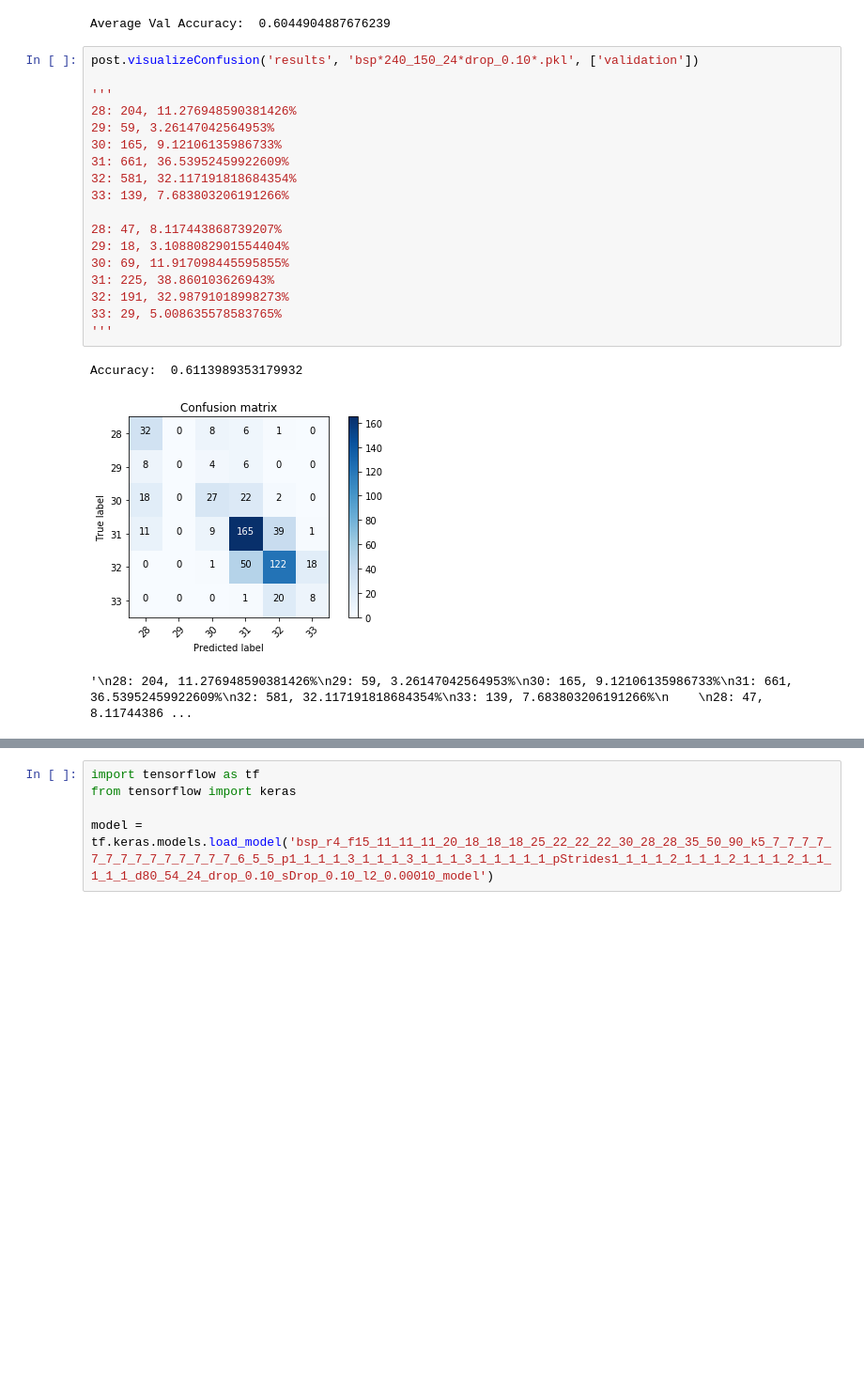
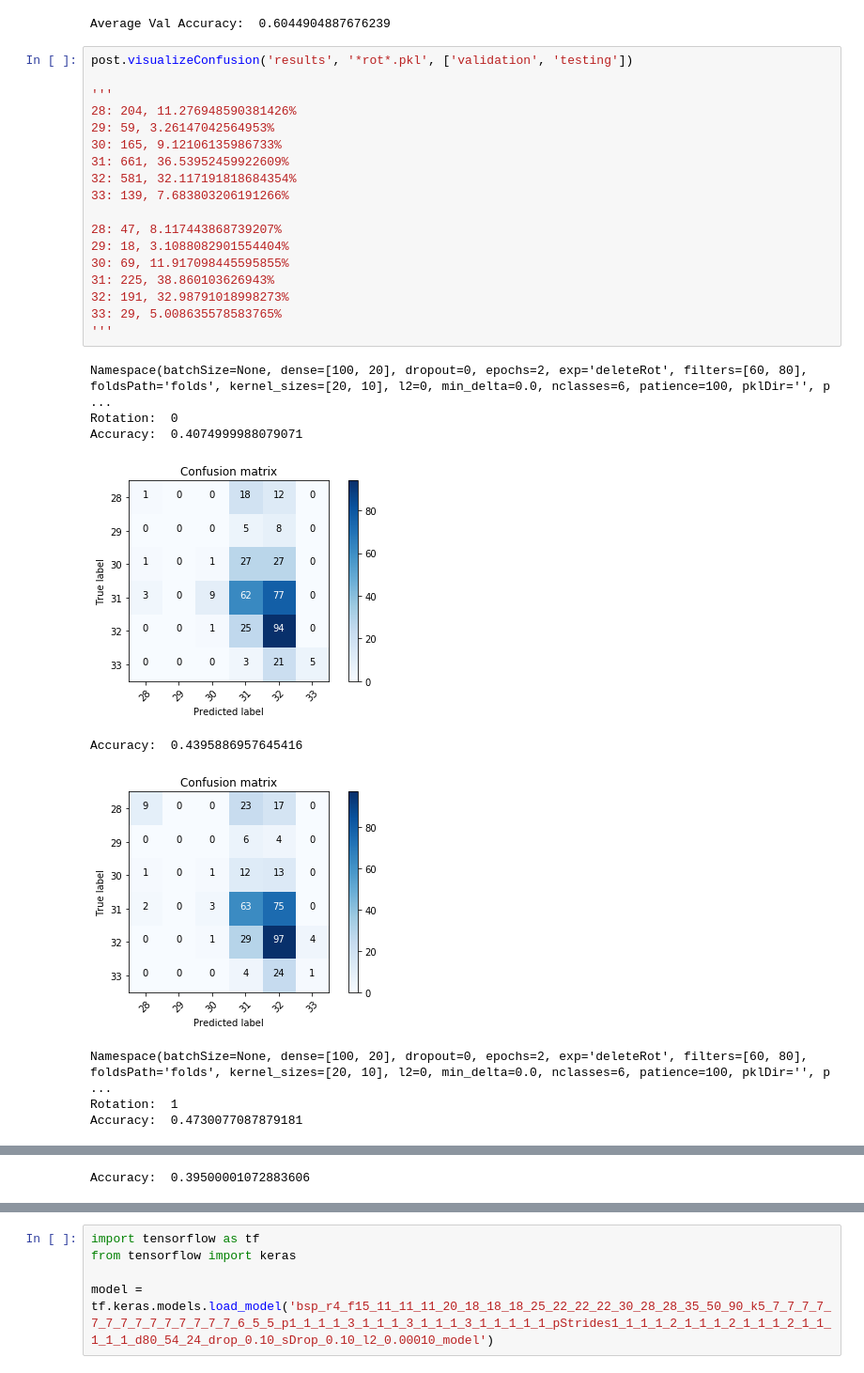
Before and after one commit to RezaTorbati/HonorsThesis, a Jupyter notebook: post.ipynb, the cells around one changed output, grey strips where cells are left out. Shown at 94% size. Saved outputs shown, nothing was run; the diff lists cells and outputs as text; blank space fills up the shorter version.

Commit message:
Finished implimenting the code needed to properly use rotations and folds

```diff
--- a/post.ipynb
+++ b/post.ipynb
@@ -8,24 +8,30 @@ Namespace(batchSize=None, dense=[240, 150, 24], dropout=0.1, epochs=5000, exp='b
 [figure]
 Average Val Accuracy:  0.6044904887676239
 # %%
-post.visualizeConfusion('results', 'bsp*240_150_24*drop_0.10*.pkl', ['validation'])
+post.visualizeConfusion('results', '*rot*.pkl', ['validation', 'testing'])
 
 '''
 28: 204, 11.276948590381426%
 29: 59, 3.26147042564953%
 30: 165, 9.12106135986733%
 31: 661, 36.53952459922609%
 32: 581, 32.117191818684354%
 33: 139, 7.683803206191266%
 
 28: 47, 8.117443868739207%
 29: 18, 3.1088082901554404%
 30: 69, 11.917098445595855%
 31: 225, 38.860103626943%
 32: 191, 32.98791018998273%
 33: 29, 5.008635578583765%
 '''
 # %% [output]
-Accuracy:  0.6113989353179932
+Namespace(batchSize=None, dense=[100, 20], dropout=0, epochs=2, exp='deleteRot', filters=[60, 80], foldsPath='folds', kernel_sizes=[20, 10], l2=0, min_delta=0.0, nclasses=6, patience=100, pklDir='', p ...
+Rotation:  0
+Accuracy:  0.4074999988079071
-[figure, old version]
+[figure, new version]
-'\n28: 204, 11.276948590381426%\n29: 59, 3.26147042564953%\n30: 165, 9.12106135986733%\n31: 661, 36.53952459922609%\n32: 581, 32.117191818684354%\n33: 139, 7.683803206191266%\n    \n28: 47, 8.11744386 ...
+Accuracy:  0.4395886957645416
+[figure, added]
+Namespace(batchSize=None, dense=[100, 20], dropout=0, epochs=2, exp='deleteRot', filters=[60, 80], foldsPath='folds', kernel_sizes=[20, 10], l2=0, min_delta=0.0, nclasses=6, patience=100, pklDir='', p ...
+Rotation:  1
+Accuracy:  0.4730077087879181
@@ -31,0 +39 @@ Accuracy:  0.6113989353179932
+Accuracy:  0.39500001072883606
```
Also changed, not shown: parts of 1 cell of this notebook, 9 other files.
